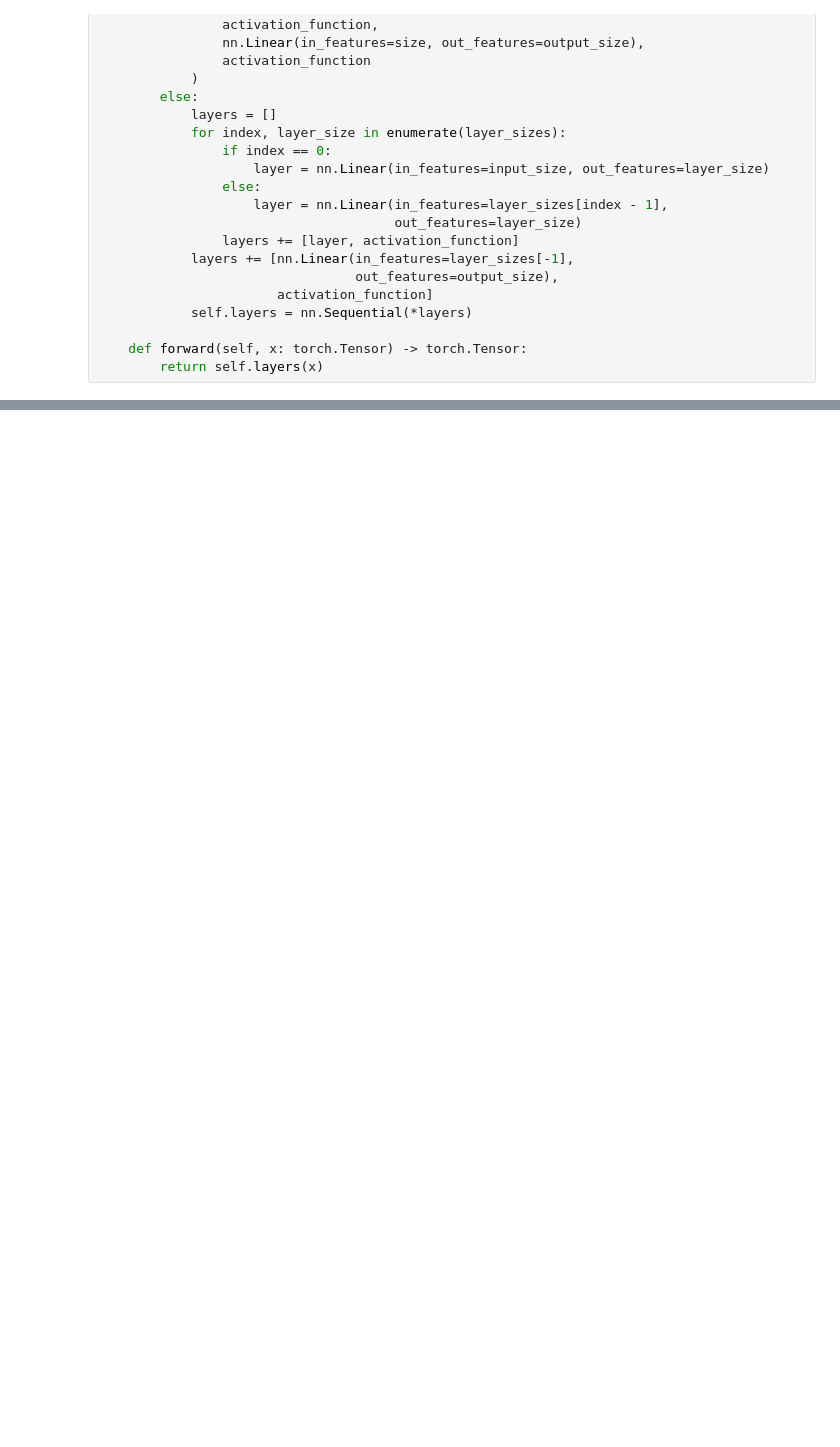
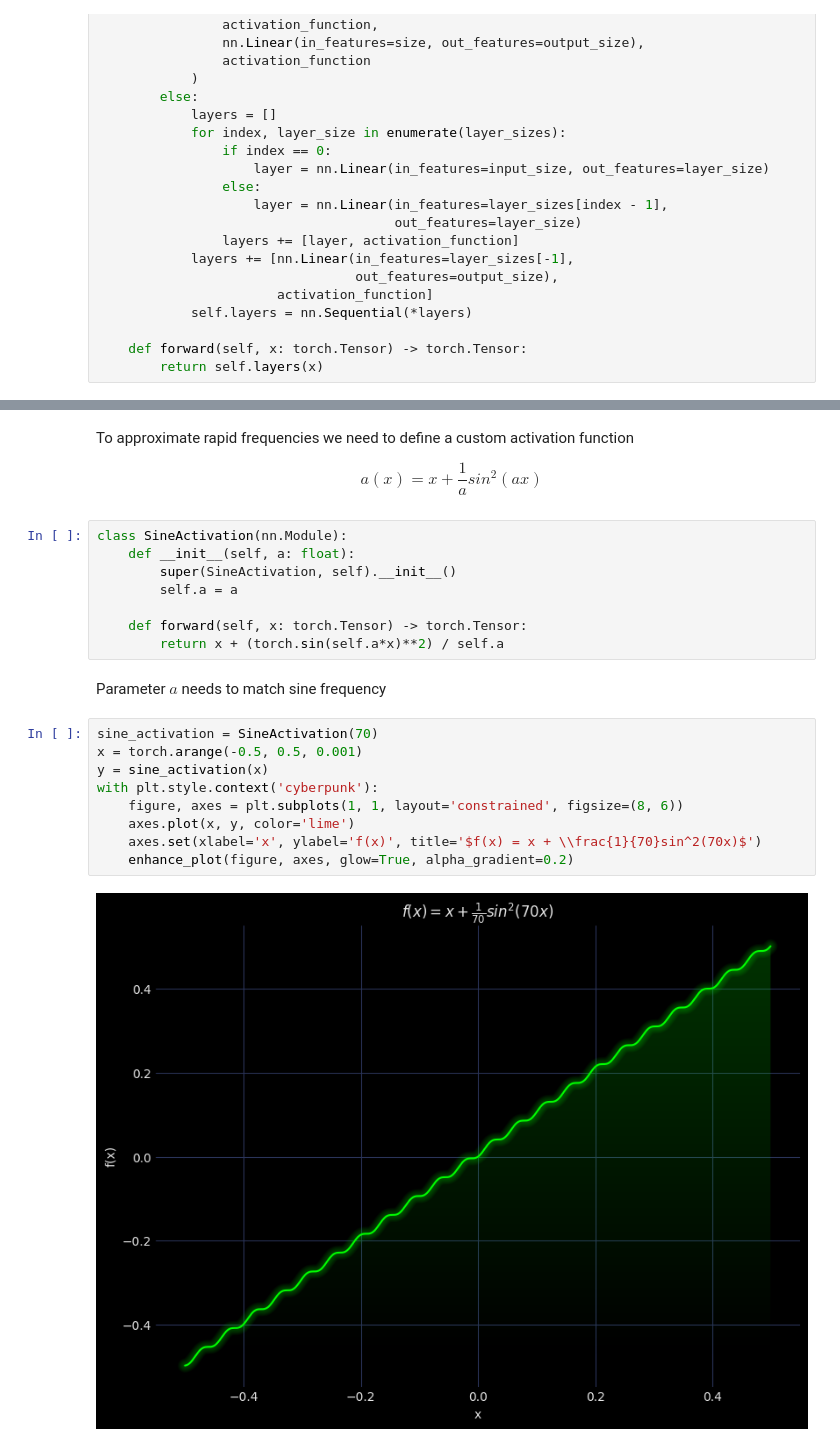
Before and after one commit to Yolonek/MachineLearningApplications, a Jupyter notebook: Perceptrons/1.2-UniversalApproximationTheorem.ipynb, the cells around one changed output, grey strips where cells are left out. Cells and saved outputs as stored; diff of their text form; blank space fills up the shorter version.

```diff
--- a/Perceptrons/1.2-UniversalApproximationTheorem.ipynb
+++ b/Perceptrons/1.2-UniversalApproximationTheorem.ipynb
@@ -269,0 +183,25 @@ Last loss value: 0.0008660536841489375
+# %% [markdown]
+To approximate rapid frequencies we need to define a custom activation function
+
+$$ a(x) = x + \frac{1}{a}sin^2(ax) $$
+# %%
+class SineActivation(nn.Module):
+    def __init__(self, a: float):
+        super(SineActivation, self).__init__()
+        self.a = a
+
+    def forward(self, x: torch.Tensor) -> torch.Tensor:
+        return x + (torch.sin(self.a*x)**2) / self.a
+# %% [markdown]
+Parameter $a$ needs to match sine frequency
+# %%
+sine_activation = SineActivation(70)
+x = torch.arange(-0.5, 0.5, 0.001)
+y = sine_activation(x)
+with plt.style.context('cyberpunk'):
+    figure, axes = plt.subplots(1, 1, layout='constrained', figsize=(8, 6))
+    axes.plot(x, y, color='lime')
+    axes.set(xlabel='x', ylabel='f(x)', title='$f(x) = x + \\frac{1}{70}sin^2(70x)$')
+    enhance_plot(figure, axes, glow=True, alpha_gradient=0.2)
+# %% [output]
+[figure, added]
```
Also changed, not shown: parts of 35 cells of this notebook.
